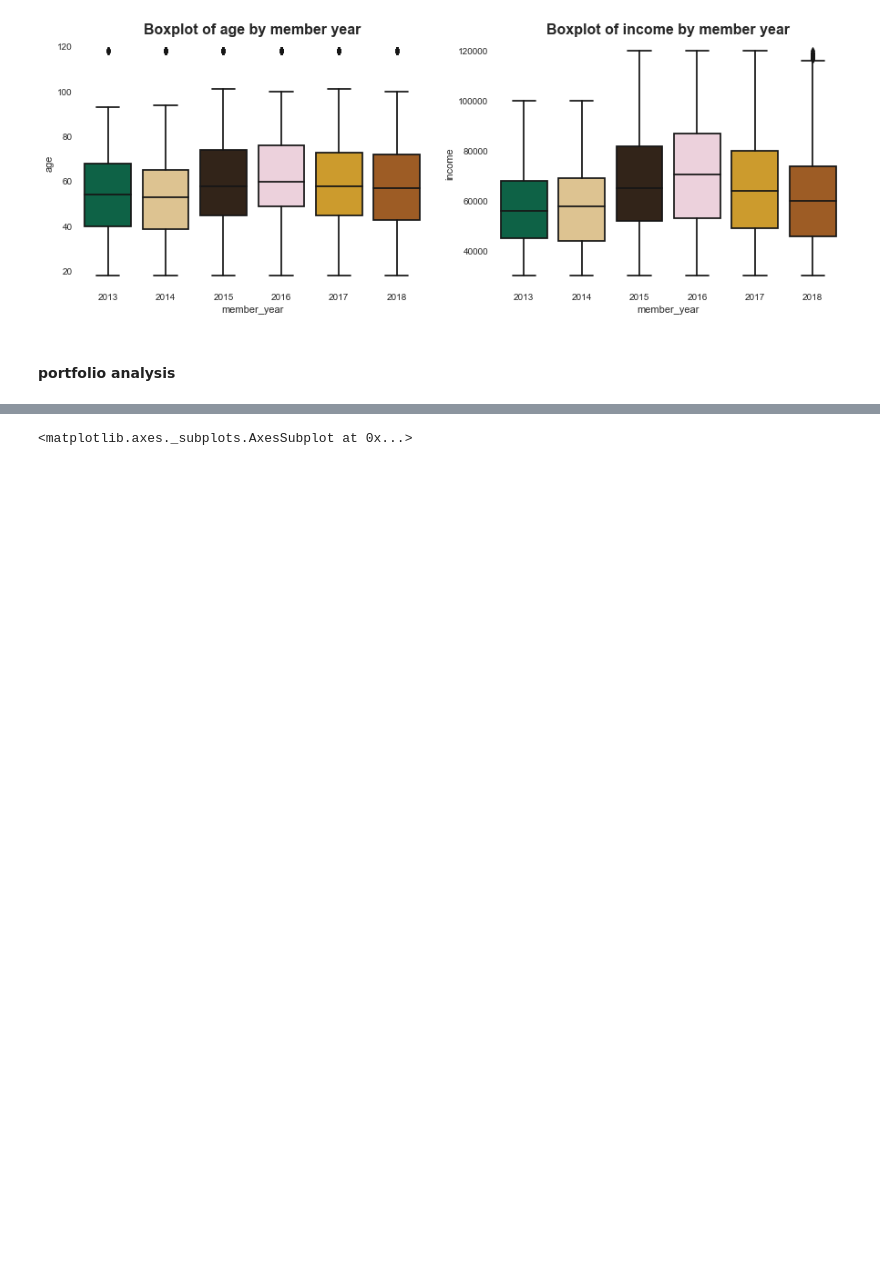
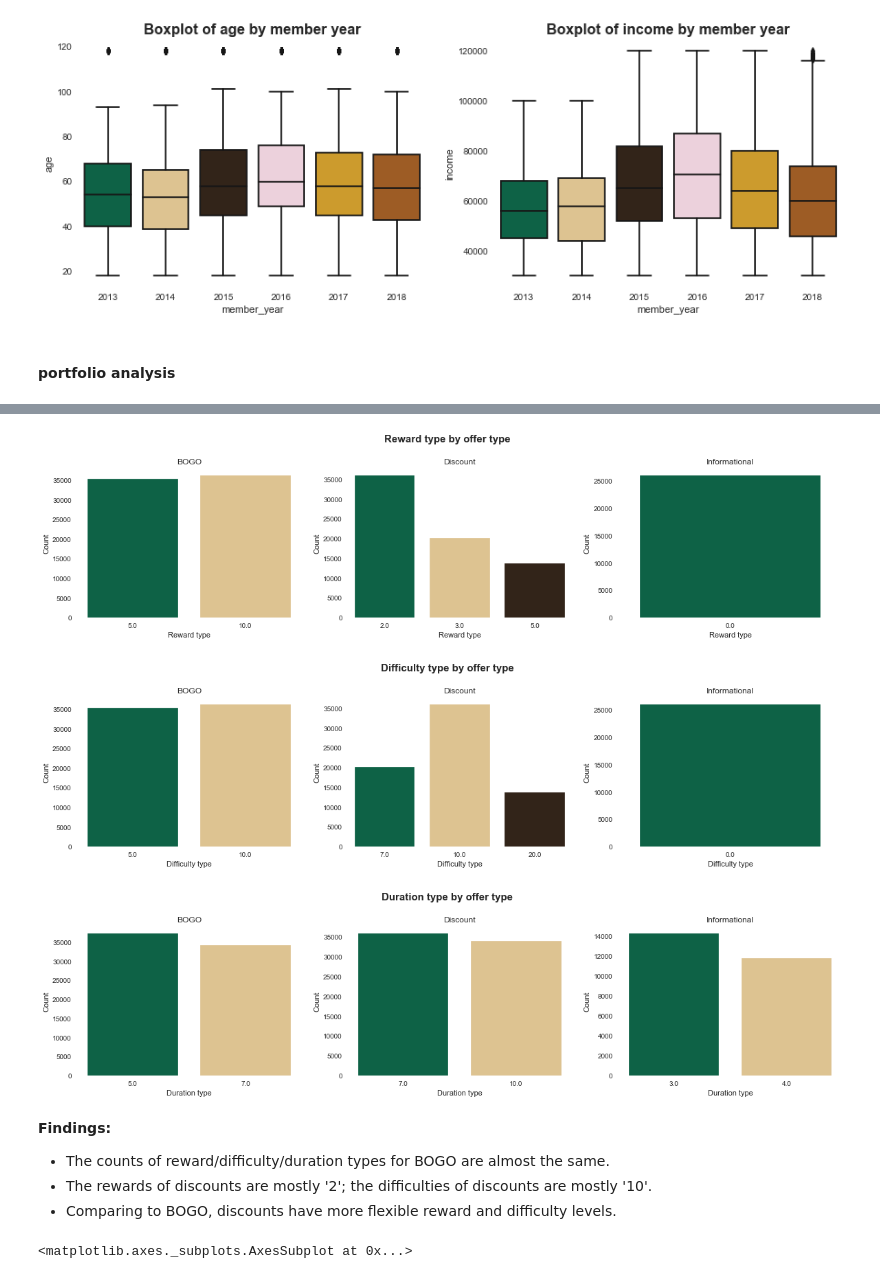
Before and after one commit to Freiheit77/Starbucks-Customer-Segmentation, a Jupyter notebook: starbucks customer segmentation.ipynb, the cells around one changed output, grey strips where cells are left out. Saved outputs shown, nothing was run; the diff lists cells and outputs as text; code cells hidden in the pictures; blank space fills up the shorter version.

```diff
--- a/starbucks customer segmentation.ipynb
+++ b/starbucks customer segmentation.ipynb
@@ -309,3 +340,58 @@ Text(0.5, 1.0, 'Countplot of duration')
+# %%
+fig1, axs1 = plt.subplots(ncols=3, figsize=(20, 4))
+df1 = df_full.groupby(['offer_type', 'reward'])['person'].count().reset_index()
+
+ax1 = sns.barplot('reward', y='person', data=df1.query('offer_type == "bogo"'), ci=None, ax=axs1[0])
+ax1.set(xlabel='Reward type', ylabel='Count', title='BOGO')
+
+ax1 = sns.barplot('reward', y='person', data=df1.query('offer_type == "discount"'), ci=None, ax=axs1[1])
+ax1.set(xlabel='Reward type', ylabel='Count', title='Discount')
+
+ax1 = sns.barplot('reward', y='person', data=df1.query('offer_type == "informational"'), ci=None, ax=axs1[2])
+ax1.set(xlabel='Reward type', ylabel='Count', title='Informational')
+
+fig1.suptitle('Reward type by offer type', weight='bold', size=15, y=1.05);
+
+
+
+fig2, axs2 = plt.subplots(ncols=3, figsize=(20, 4))
+df2 = df_full.groupby(['offer_type', 'difficulty'])['person'].count().reset_index()
+
+ax2 = sns.barplot('difficulty', y='person', data=df2.query('offer_type == "bogo"'), ci=None, ax=axs2[0])
+ax2.set(xlabel='Difficulty type', ylabel='Count', title='BOGO')
+
+ax2 = sns.barplot('difficulty', y='person', data=df2.query('offer_type == "discount"'), ci=None, ax=axs2[1])
+ax2.set(xlabel='Difficulty type', ylabel='Count', title='Discount')
+
+ax2 = sns.barplot('difficulty', y='person', data=df2.query('offer_type == "informational"'),ci=None,ax=axs2[2])
+ax2.set(xlabel='Difficulty type', ylabel='Count', title='Informational')
+
+fig2.suptitle('Difficulty type by offer type', weight='bold', size=15, y=1.05);
+
+
+
+fig3, axs3 = plt.subplots(ncols=3, figsize=(20, 4))
+df3 = df_full.groupby(['offer_type', 'duration'])['person'].count().reset_index()
+
+ax3 = sns.barplot('duration', y='person', data=df3.query('offer_type == "bogo"'), ci=None, ax=axs3[0])
+ax3.set(xlabel='Duration type', ylabel='Count', title='BOGO')
+
+ax3 = sns.barplot('duration', y='person', data=df3.query('offer_type == "discount"'), ci=None, ax=axs3[1])
+ax3.set(xlabel='Duration type', ylabel='Count', title='Discount')
+
+ax3 = sns.barplot('duration', y='person', data=df3.query('offer_type == "informational"'),ci=None, ax=axs3[2])
+ax3.set(xlabel='Duration type', ylabel='Count', title='Informational')
+
+fig3.suptitle('Duration type by offer type', weight='bold', size=15, y=1.05);
+# %% [output]
+[figure, added]
+[figure, added]
+[figure, added]
+# %% [markdown]
+**Findings:**
+* The counts of reward/difficulty/duration types for BOGO are almost the same.
+* The rewards of discounts are mostly '2'; the difficulties of discounts are mostly '10'.
+* Comparing to BOGO, discounts have more flexible reward and difficulty levels.
 # %%
 channels = ['web', 'email', 'mobile', 'social']
 df_portfolio.groupby('offer_type')[channels].sum().plot(kind='bar', color=starbucks_palette)
```
Also changed, not shown: parts of 35 cells of this notebook.
